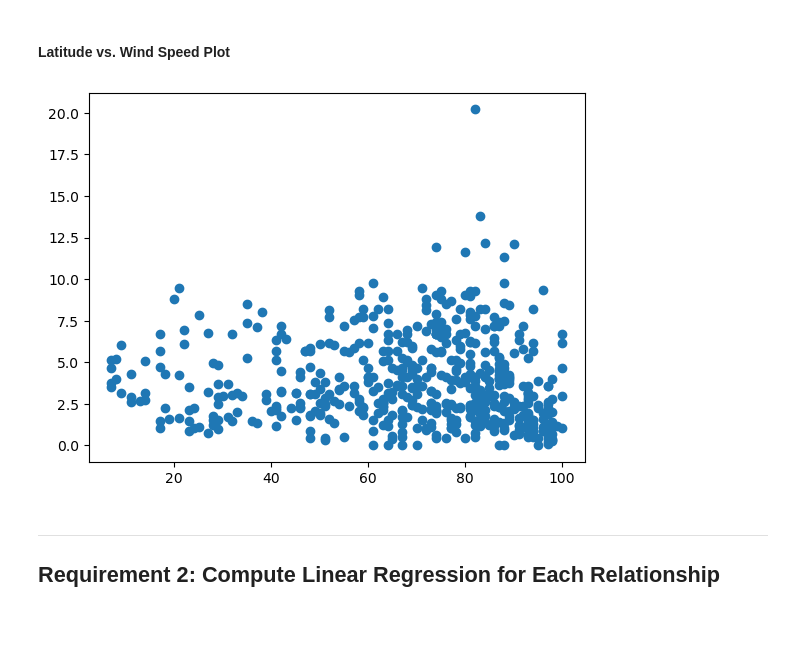
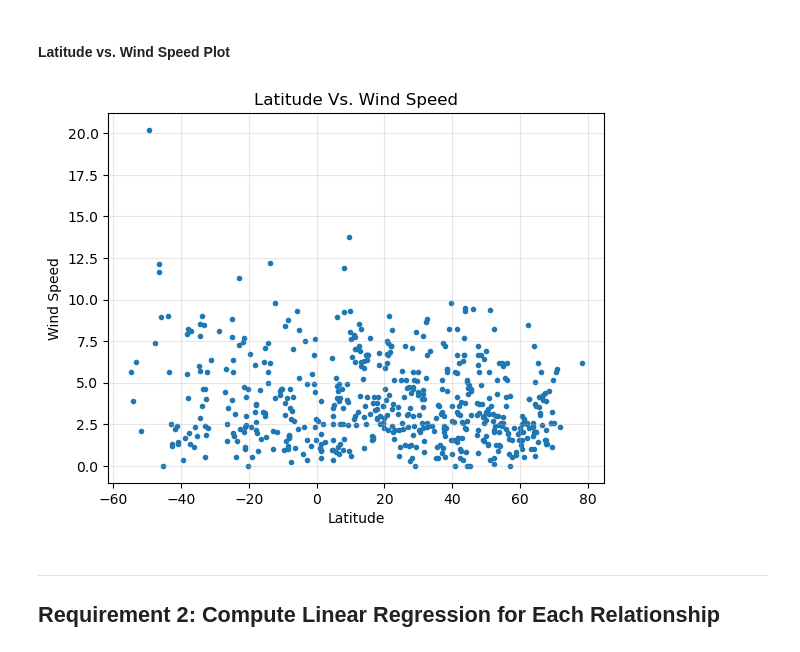
Before and after one commit to victorh360/python-api-challenge, a Jupyter notebook: WeatherPy.ipynb, the cells around one changed output. Saved outputs shown, nothing was run; the diff lists cells and outputs as text; code cells hidden in the pictures; blank space fills up the shorter version.

```diff
--- a/WeatherPy.ipynb
+++ b/WeatherPy.ipynb
@@ -255,21 +262,24 @@ plt.show()
 # %%
 # Build the scatter plots for latitude vs. wind speed
 
 latitude = city_data_df["Lat"]
 wind_speed = city_data_df["Wind Speed"]
 
-plt.scatter(humidity, wind_speed, marker="o")
+plt.scatter(latitude, wind_speed, marker=".")
 
 # Incorporate the other graph properties
-# YOUR CODE HERE
+plt.title("Latitude Vs. Wind Speed")
+plt.xlabel("Latitude")
+plt.ylabel("Wind Speed")
+plt.grid(alpha=0.30)
 
 # Save the figure
 plt.savefig("output_data/Fig4.png")
 
 # Show plot
 plt.show()
 # %% [output]
-[figure, old version]
+[figure, new version]
 # %% [markdown]
 ---
 
```
Also changed, not shown: parts of 24 cells of this notebook, 4 other files.
